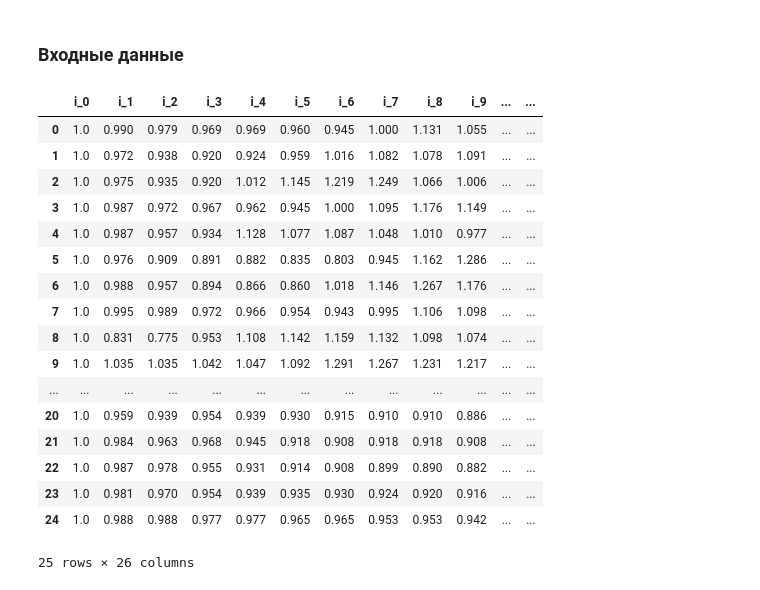
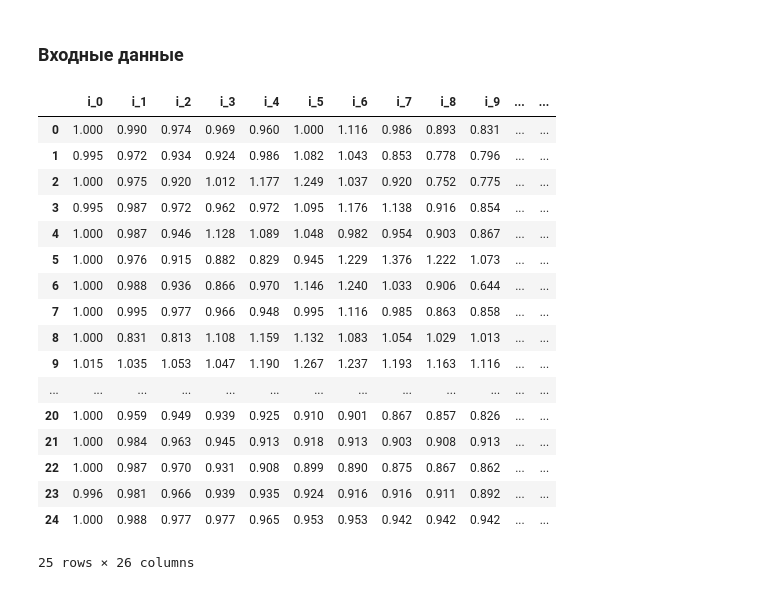
Before and after one commit to Valdemal/bigmuff, a Jupyter notebook: sample.ipynb, the cells around one changed output. Cells and saved outputs as stored; diff of their text form; code cells hidden in the pictures.

```diff
--- a/sample.ipynb
+++ b/sample.ipynb
@@ -42,26 +63,26 @@ plt.show()
 # %%
 import pandas as pd
 
-df = pd.read_csv('samples/oven/oven.csv')
+df = pd.read_csv('samples/oven/oven-test.csv')
 x, y = df.iloc[:, :22], df.iloc[:, 22:]
 df
 # %% [output]
 |  | i_0 | i_1 | i_2 | i_3 | i_4 | i_5 | i_6 | i_7 | i_8 | i_9 | ... | ... |
-| 0 | 1.0 | 0.990 | 0.979 | 0.969 | 0.969 | 0.960 | 0.945 | 1.000 | 1.131 | 1.055 | ... | ... |
-| 1 | 1.0 | 0.972 | 0.938 | 0.920 | 0.924 | 0.959 | 1.016 | 1.082 | 1.078 | 1.091 | ... | ... |
-| 2 | 1.0 | 0.975 | 0.935 | 0.920 | 1.012 | 1.145 | 1.219 | 1.249 | 1.066 | 1.006 | ... | ... |
-| 3 | 1.0 | 0.987 | 0.972 | 0.967 | 0.962 | 0.945 | 1.000 | 1.095 | 1.176 | 1.149 | ... | ... |
-| 4 | 1.0 | 0.987 | 0.957 | 0.934 | 1.128 | 1.077 | 1.087 | 1.048 | 1.010 | 0.977 | ... | ... |
-| 5 | 1.0 | 0.976 | 0.909 | 0.891 | 0.882 | 0.835 | 0.803 | 0.945 | 1.162 | 1.286 | ... | ... |
-| 6 | 1.0 | 0.988 | 0.957 | 0.894 | 0.866 | 0.860 | 1.018 | 1.146 | 1.267 | 1.176 | ... | ... |
-| 7 | 1.0 | 0.995 | 0.989 | 0.972 | 0.966 | 0.954 | 0.943 | 0.995 | 1.106 | 1.098 | ... | ... |
-| 8 | 1.0 | 0.831 | 0.775 | 0.953 | 1.108 | 1.142 | 1.159 | 1.132 | 1.098 | 1.074 | ... | ... |
-| 9 | 1.0 | 1.035 | 1.035 | 1.042 | 1.047 | 1.092 | 1.291 | 1.267 | 1.231 | 1.217 | ... | ... |
+| 0 | 1.000 | 0.990 | 0.974 | 0.969 | 0.960 | 1.000 | 1.116 | 0.986 | 0.893 | 0.831 | ... | ... |
+| 1 | 0.995 | 0.972 | 0.934 | 0.924 | 0.986 | 1.082 | 1.043 | 0.853 | 0.778 | 0.796 | ... | ... |
+| 2 | 1.000 | 0.975 | 0.920 | 1.012 | 1.177 | 1.249 | 1.037 | 0.920 | 0.752 | 0.775 | ... | ... |
+| 3 | 0.995 | 0.987 | 0.972 | 0.962 | 0.972 | 1.095 | 1.176 | 1.138 | 0.916 | 0.854 | ... | ... |
+| 4 | 1.000 | 0.987 | 0.946 | 1.128 | 1.089 | 1.048 | 0.982 | 0.954 | 0.903 | 0.867 | ... | ... |
+| 5 | 1.000 | 0.976 | 0.915 | 0.882 | 0.829 | 0.945 | 1.229 | 1.376 | 1.222 | 1.073 | ... | ... |
+| 6 | 1.000 | 0.988 | 0.936 | 0.866 | 0.970 | 1.146 | 1.240 | 1.033 | 0.906 | 0.644 | ... | ... |
+| 7 | 1.000 | 0.995 | 0.977 | 0.966 | 0.948 | 0.995 | 1.116 | 0.985 | 0.863 | 0.858 | ... | ... |
+| 8 | 1.000 | 0.831 | 0.813 | 1.108 | 1.159 | 1.132 | 1.083 | 1.054 | 1.029 | 1.013 | ... | ... |
+| 9 | 1.015 | 1.035 | 1.053 | 1.047 | 1.190 | 1.267 | 1.237 | 1.193 | 1.163 | 1.116 | ... | ... |
 | ... | ... | ... | ... | ... | ... | ... | ... | ... | ... | ... | ... | ... |
-| 20 | 1.0 | 0.959 | 0.939 | 0.954 | 0.939 | 0.930 | 0.915 | 0.910 | 0.910 | 0.886 | ... | ... |
-| 21 | 1.0 | 0.984 | 0.963 | 0.968 | 0.945 | 0.918 | 0.908 | 0.918 | 0.918 | 0.908 | ... | ... |
-| 22 | 1.0 | 0.987 | 0.978 | 0.955 | 0.931 | 0.914 | 0.908 | 0.899 | 0.890 | 0.882 | ... | ... |
-| 23 | 1.0 | 0.981 | 0.970 | 0.954 | 0.939 | 0.935 | 0.930 | 0.924 | 0.920 | 0.916 | ... | ... |
-| 24 | 1.0 | 0.988 | 0.988 | 0.977 | 0.977 | 0.965 | 0.965 | 0.953 | 0.953 | 0.942 | ... | ... |
+| 20 | 1.000 | 0.959 | 0.949 | 0.939 | 0.925 | 0.910 | 0.901 | 0.867 | 0.857 | 0.826 | ... | ... |
+| 21 | 1.000 | 0.984 | 0.963 | 0.945 | 0.913 | 0.918 | 0.913 | 0.903 | 0.908 | 0.913 | ... | ... |
+| 22 | 1.000 | 0.987 | 0.970 | 0.931 | 0.908 | 0.899 | 0.890 | 0.875 | 0.867 | 0.862 | ... | ... |
+| 23 | 0.996 | 0.981 | 0.966 | 0.939 | 0.935 | 0.924 | 0.916 | 0.916 | 0.911 | 0.892 | ... | ... |
+| 24 | 1.000 | 0.988 | 0.977 | 0.977 | 0.965 | 0.953 | 0.953 | 0.942 | 0.942 | 0.942 | ... | ... |
 25 rows × 26 columns
 # %%
```
Also changed, not shown: parts of 8 cells of this notebook, 11 other files.
